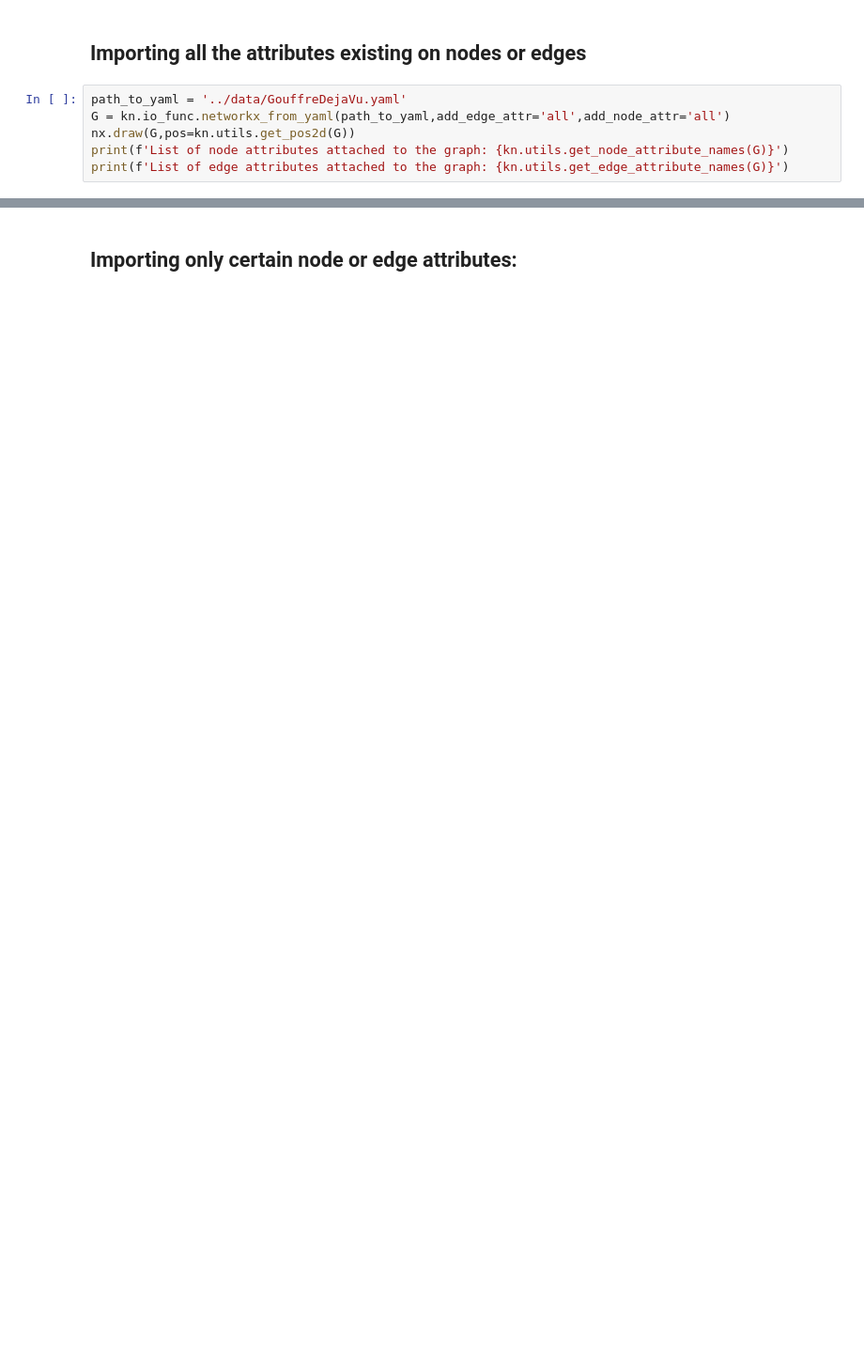
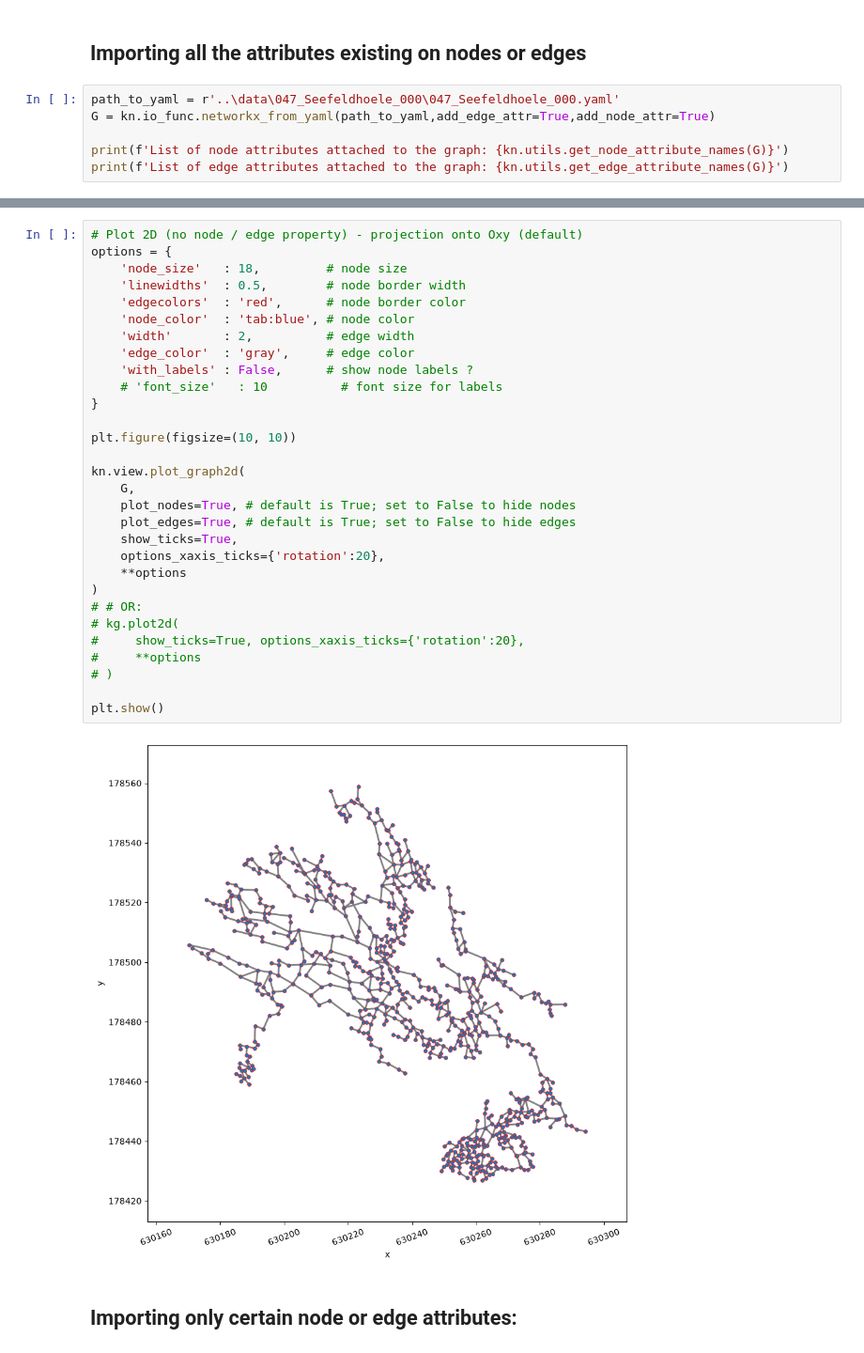
Before and after one commit to karstnet/karstnet, a Jupyter notebook: notebooks/Read_and_write_yamlfile_graph.ipynb, the cells around one changed output, grey strips where cells are left out. Shown at 94% size. Saved outputs shown, nothing was run; the diff lists cells and outputs as text; blank space fills up the shorter version.

```diff
--- a/notebooks/Read_and_write_yamlfile_graph.ipynb
+++ b/notebooks/Read_and_write_yamlfile_graph.ipynb
@@ -53,9 +54,9 @@ List of node attributes attached to the graph: ['fulladdress', 'pos', 'idsql', '
 # %% [markdown]
 ## Importing all the attributes existing on nodes or edges
 # %%
-path_to_yaml = '../data/GouffreDejaVu.yaml'
-G = kn.io_func.networkx_from_yaml(path_to_yaml,add_edge_attr='all',add_node_attr='all')
-nx.draw(G,pos=kn.utils.get_pos2d(G))
+path_to_yaml = r'..\data\047_Seefeldhoele_000\047_Seefeldhoele_000.yaml'
+G = kn.io_func.networkx_from_yaml(path_to_yaml,add_edge_attr=True,add_node_attr=True)
+
 print(f'List of node attributes attached to the graph: {kn.utils.get_node_attribute_names(G)}')
 print(f'List of edge attributes attached to the graph: {kn.utils.get_edge_attribute_names(G)}')
 # %% [output]
@@ -63,3 +65,35 @@ KeyError: 'edge_attributes'
+# %%
+# Plot 2D (no node / edge property) - projection onto Oxy (default)
+options = {
+    'node_size'   : 18,         # node size
+    'linewidths'  : 0.5,        # node border width
+    'edgecolors'  : 'red',      # node border color
+    'node_color'  : 'tab:blue', # node color
+    'width'       : 2,          # edge width
+    'edge_color'  : 'gray',     # edge color
+    'with_labels' : False,      # show node labels ?
+    # 'font_size'   : 10          # font size for labels
+}
+
+plt.figure(figsize=(10, 10))
+
+kn.view.plot_graph2d(
+    G,
+    plot_nodes=True, # default is True; set to False to hide nodes
+    plot_edges=True, # default is True; set to False to hide edges
+    show_ticks=True,
+    options_xaxis_ticks={'rotation':20},
+    **options
+)
+# # OR:
+# kg.plot2d(
+#     show_ticks=True, options_xaxis_ticks={'rotation':20},
+#     **options
+# )
+
+plt.show()
+# %% [output]
+[figure, added]
 # %% [markdown]
 ## Importing only certain node or edge attributes:
 # %%
```
Also changed, not shown: parts of 5 cells of this notebook, 2 other files.
